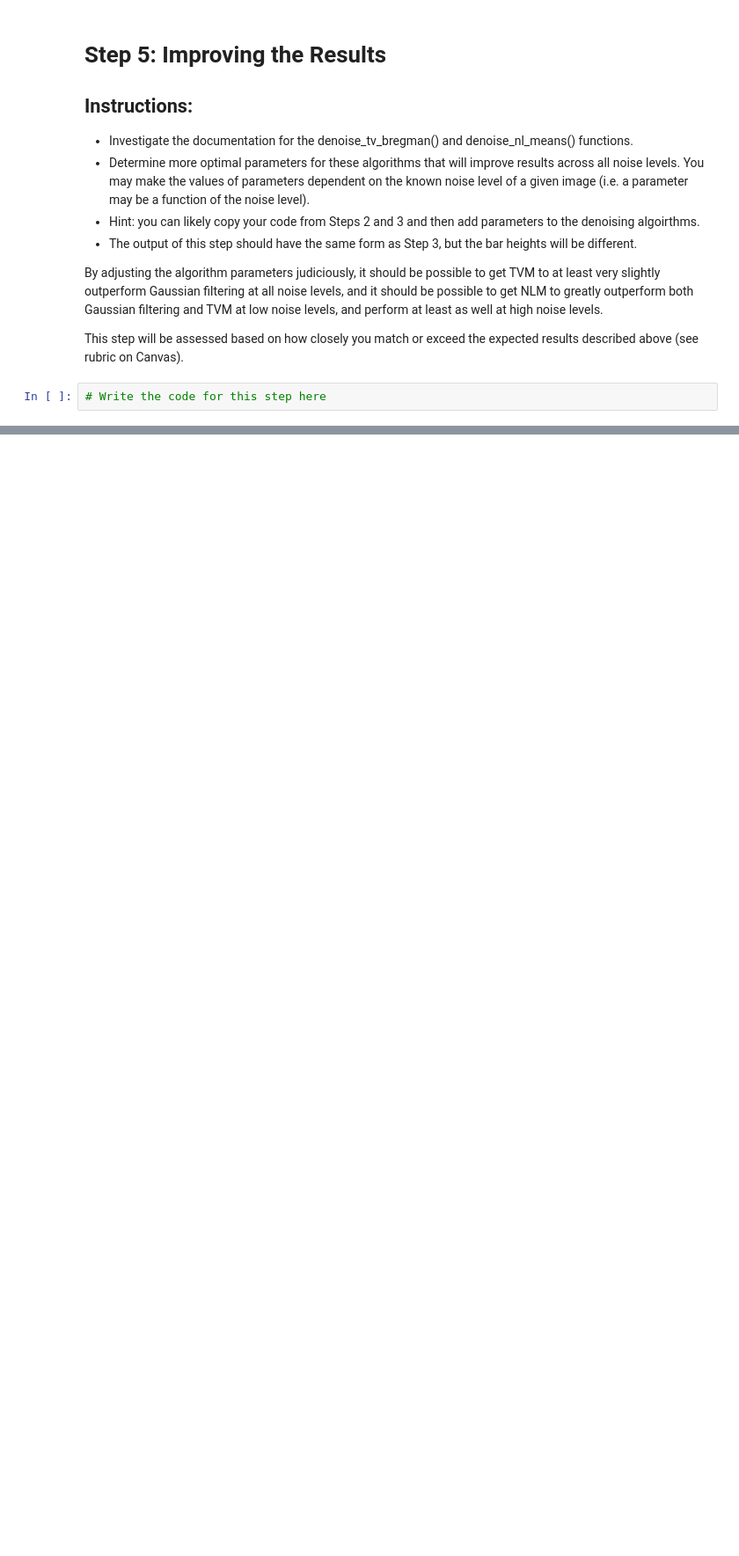
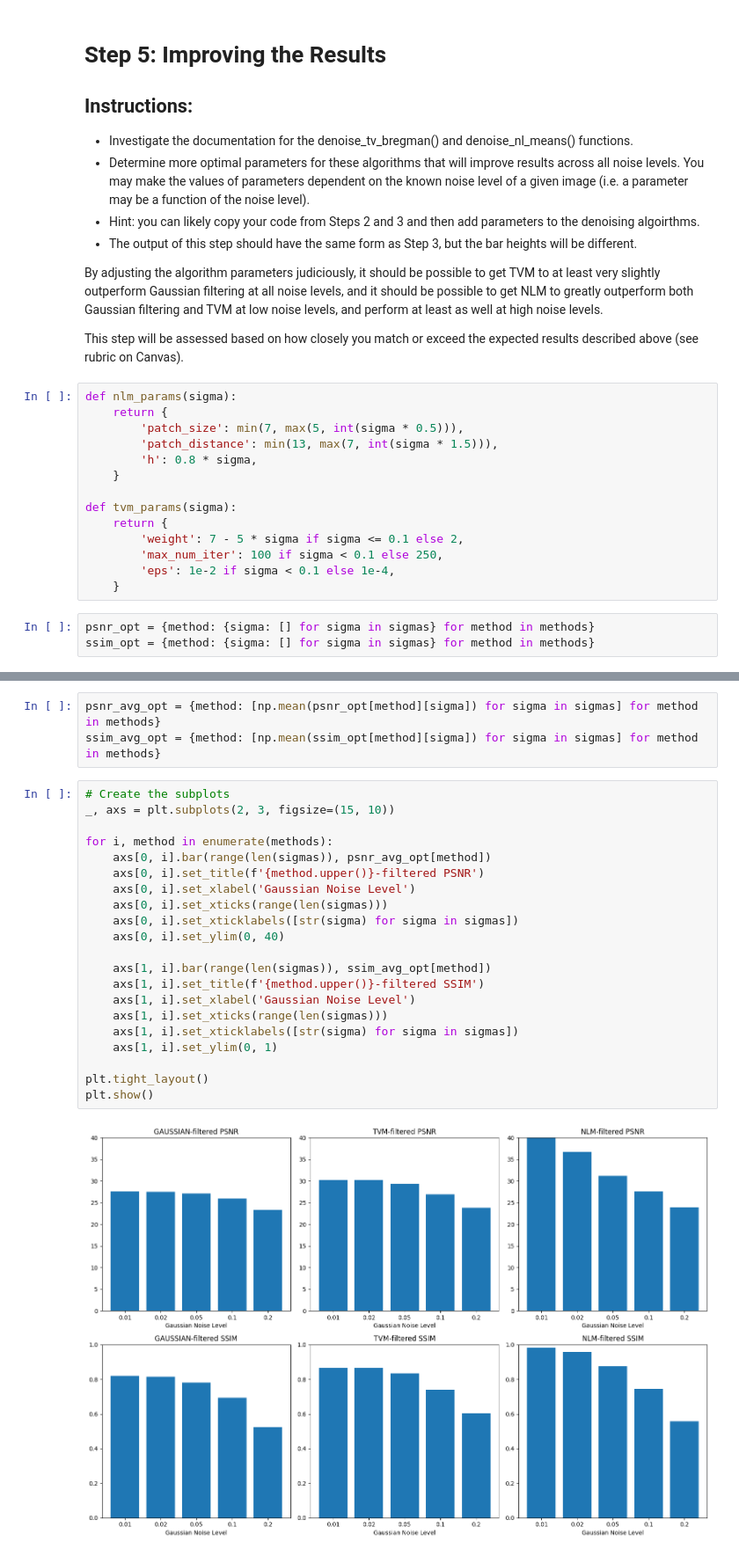
Before and after one commit to FranzCastillo/Denoising-Algorithms, a Jupyter notebook: src/asn1-q1.ipynb, the cells around one changed output, grey strips where cells are left out. Shown: that part at 88% size. Drawn from its saved outputs; the diff is of its cells as text; blank space fills up the shorter version.

```diff
--- a/src/asn1-q1.ipynb
+++ b/src/asn1-q1.ipynb
@@ -148,5 +150,20 @@ We'd expect the total variation minimization (TVM) to be slightly better than Ga
 By adjusting the algorithm parameters judiciously, it should be possible to get TVM to at least very slightly outperform Gaussian filtering at all noise levels, and it should be possible to get NLM to greatly outperform both Gaussian filtering and TVM at low noise levels, and perform at least as well at high noise levels.
 
 This step will be assessed based on how closely you match or exceed the expected results described above (see rubric on Canvas).
+# %%
+def nlm_params(sigma):
+    return {
+        'patch_size': min(7, max(5, int(sigma * 0.5))),
+        'patch_distance': min(13, max(7, int(sigma * 1.5))),
+        'h': 0.8 * sigma,
+    }
+
+def tvm_params(sigma):
+    return {
+        'weight': 7 - 5 * sigma if sigma <= 0.1 else 2,
+        'max_num_iter': 100 if sigma < 0.1 else 250,
+        'eps': 1e-2 if sigma < 0.1 else 1e-4,
+    }
 # %%
-# Write the code for this step here
+psnr_opt = {method: {sigma: [] for sigma in sigmas} for method in methods}
+ssim_opt = {method: {sigma: [] for sigma in sigmas} for method in methods}
@@ -152,0 +195,26 @@ This step will be assessed based on how closely you match or exceed the expected
+# %%
+psnr_avg_opt = {method: [np.mean(psnr_opt[method][sigma]) for sigma in sigmas] for method in methods}
+ssim_avg_opt = {method: [np.mean(ssim_opt[method][sigma]) for sigma in sigmas] for method in methods}
+# %%
+# Create the subplots
+_, axs = plt.subplots(2, 3, figsize=(15, 10))
+
+for i, method in enumerate(methods):
+    axs[0, i].bar(range(len(sigmas)), psnr_avg_opt[method])
+    axs[0, i].set_title(f'{method.upper()}-filtered PSNR')
+    axs[0, i].set_xlabel('Gaussian Noise Level')
+    axs[0, i].set_xticks(range(len(sigmas)))
+    axs[0, i].set_xticklabels([str(sigma) for sigma in sigmas])
+    axs[0, i].set_ylim(0, 40)
+
+    axs[1, i].bar(range(len(sigmas)), ssim_avg_opt[method])
+    axs[1, i].set_title(f'{method.upper()}-filtered SSIM')
+    axs[1, i].set_xlabel('Gaussian Noise Level')
+    axs[1, i].set_xticks(range(len(sigmas)))
+    axs[1, i].set_xticklabels([str(sigma) for sigma in sigmas])
+    axs[1, i].set_ylim(0, 1)
+
+plt.tight_layout()
+plt.show()
+# %% [output]
+[figure, added]
```
Also changed, not shown: parts of 5 cells of this notebook.
